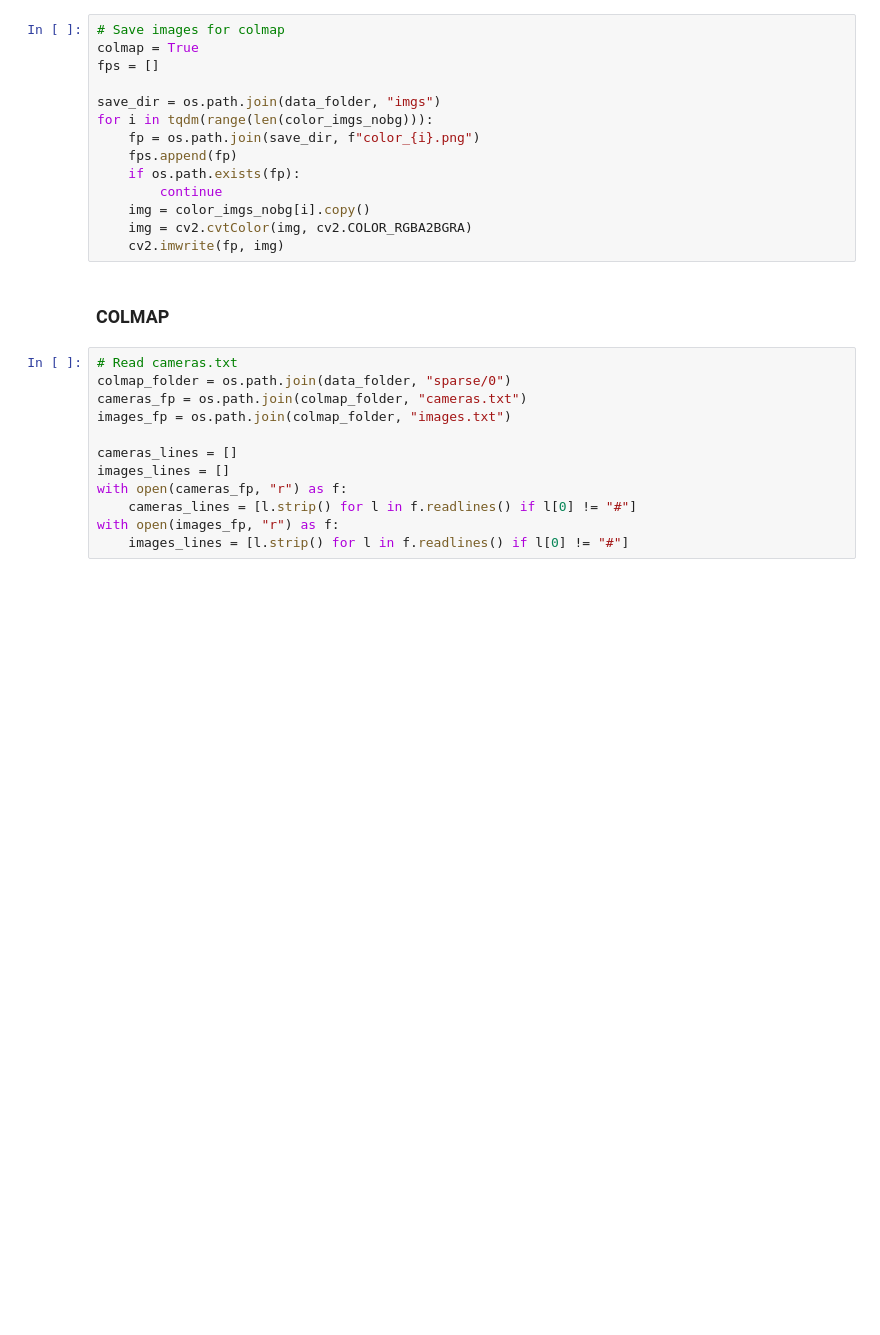
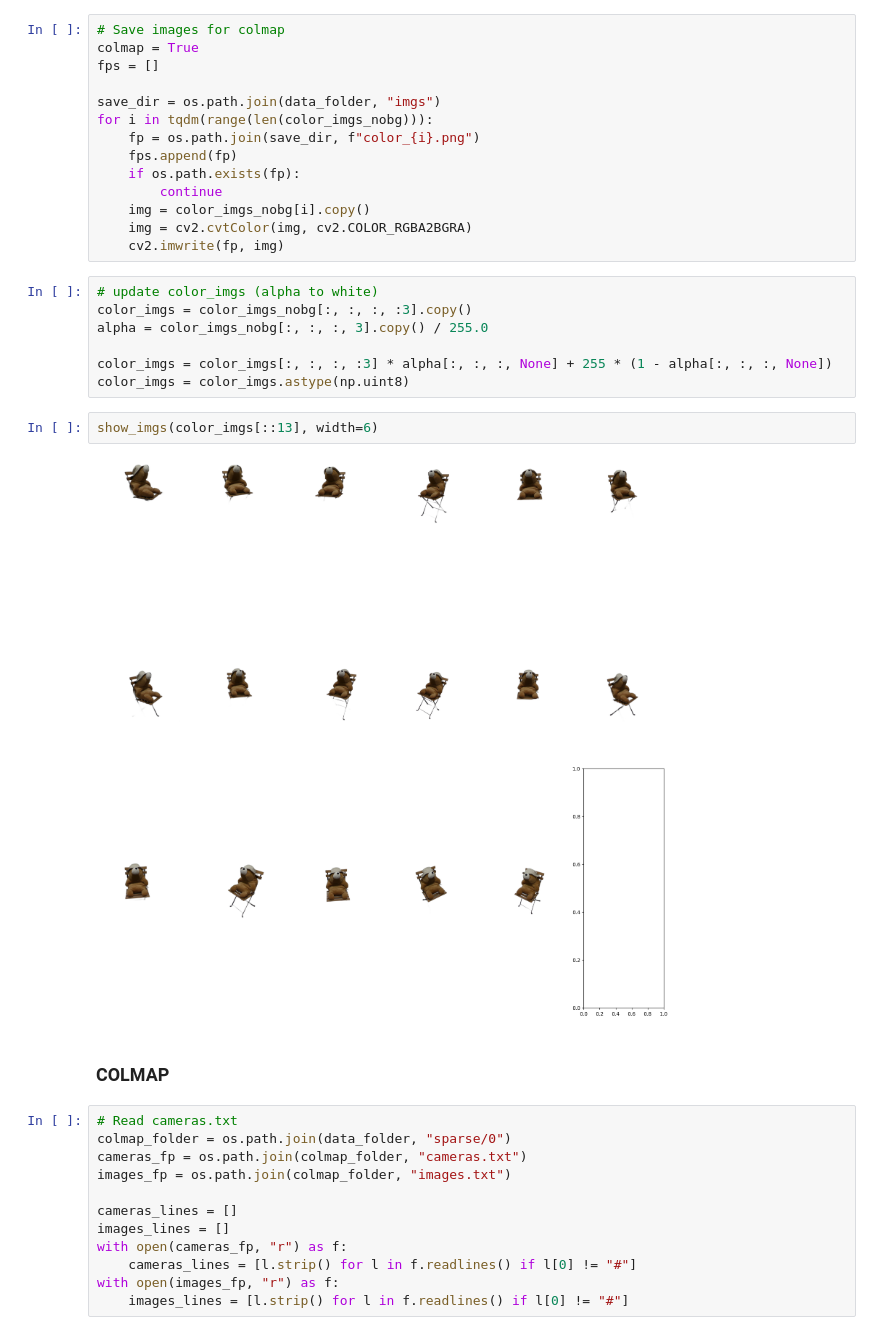
Before and after one commit to JasonTang99/point-nerf-coarse-depth, a Jupyter notebook: pose.ipynb, the cells around one changed output. Cells and saved outputs as stored; diff of their text form; blank space fills up the shorter version.

```diff
--- a/pose.ipynb
+++ b/pose.ipynb
@@ -146,6 +150,17 @@ for i in tqdm(range(len(color_imgs_nobg))):
     img = color_imgs_nobg[i].copy()
     img = cv2.cvtColor(img, cv2.COLOR_RGBA2BGRA)
     cv2.imwrite(fp, img)
+# %%
+# update color_imgs (alpha to white)
+color_imgs = color_imgs_nobg[:, :, :, :3].copy()
+alpha = color_imgs_nobg[:, :, :, 3].copy() / 255.0
+
+color_imgs = color_imgs[:, :, :, :3] * alpha[:, :, :, None] + 255 * (1 - alpha[:, :, :, None])
+color_imgs = color_imgs.astype(np.uint8)
+# %%
+show_imgs(color_imgs[::13], width=6)
+# %% [output]
+[figure, added]
 # %% [markdown]
 ### COLMAP
 # %%
```
Also changed, not shown: parts of 87 cells of this notebook, 15 other files.
